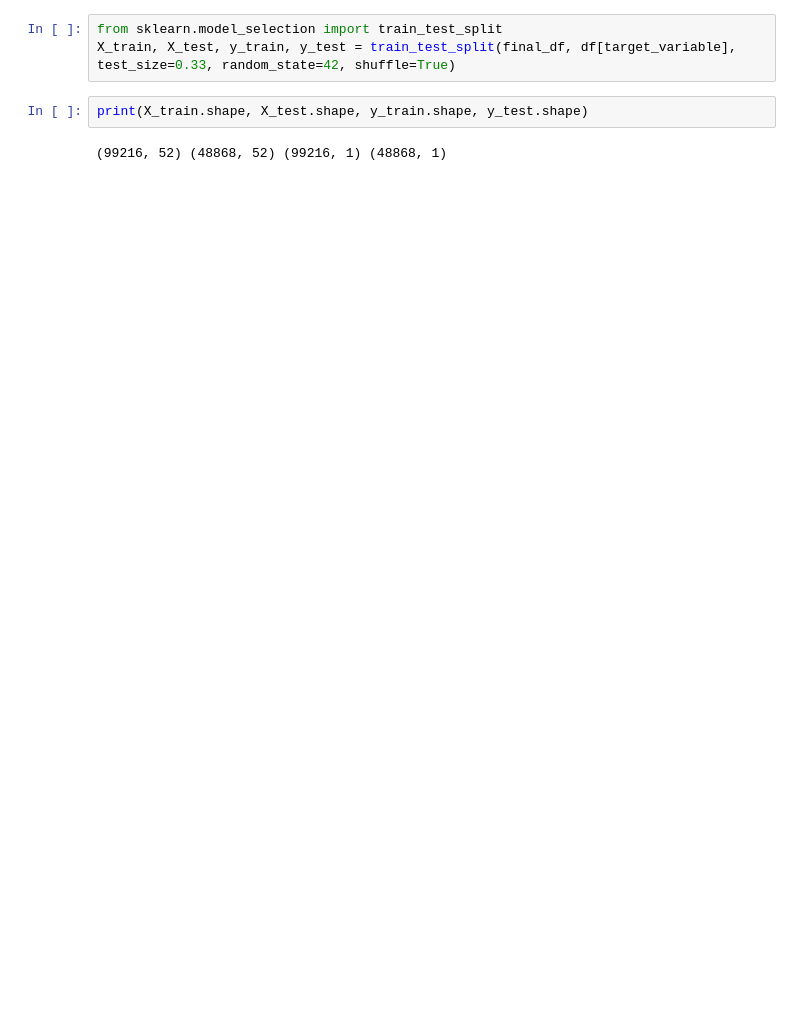
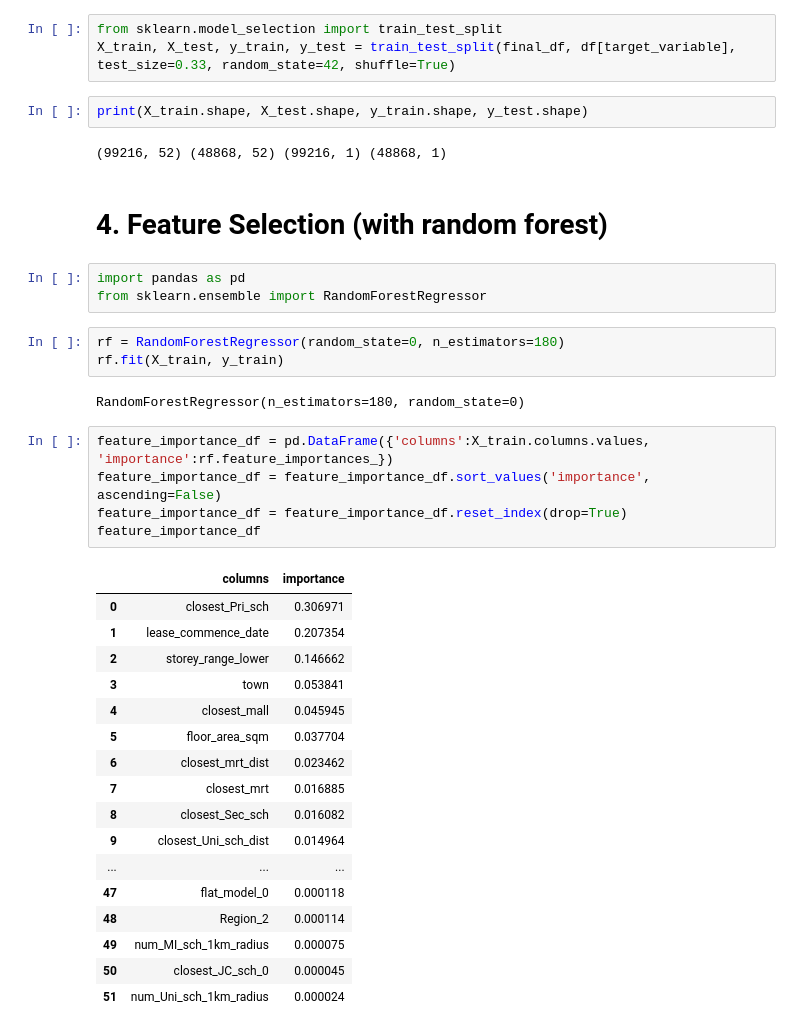
Before and after one commit to alvintanjl/HDB_Resale_Price_Regression, a Jupyter notebook: 3_Machine Learning.ipynb, the cells around one changed output. Cells and saved outputs as stored; diff of their text form; blank space fills up the shorter version.

```diff
--- a/3_Machine Learning.ipynb
+++ b/3_Machine Learning.ipynb
@@ -169,3 +175,36 @@ X_train, X_test, y_train, y_test = train_test_split(final_df, df[target_variable
 print(X_train.shape, X_test.shape, y_train.shape, y_test.shape)
 # %% [output]
 (99216, 52) (48868, 52) (99216, 1) (48868, 1)
+# %% [markdown]
+# 4. Feature Selection (with random forest)
+# %%
+import pandas as pd
+from sklearn.ensemble import RandomForestRegressor
+# %%
+rf = RandomForestRegressor(random_state=0, n_estimators=180)
+rf.fit(X_train, y_train)
+# %% [output]
+RandomForestRegressor(n_estimators=180, random_state=0)
+# %%
+feature_importance_df = pd.DataFrame({'columns':X_train.columns.values, 'importance':rf.feature_importances_})
+feature_importance_df = feature_importance_df.sort_values('importance', ascending=False)
+feature_importance_df = feature_importance_df.reset_index(drop=True)
+feature_importance_df
+# %% [output]
+|  | columns | importance |
+| 0 | closest_Pri_sch | 0.306971 |
+| 1 | lease_commence_date | 0.207354 |
+| 2 | storey_range_lower | 0.146662 |
+| 3 | town | 0.053841 |
+| 4 | closest_mall | 0.045945 |
+| 5 | floor_area_sqm | 0.037704 |
+| 6 | closest_mrt_dist | 0.023462 |
+| 7 | closest_mrt | 0.016885 |
+| 8 | closest_Sec_sch | 0.016082 |
+| 9 | closest_Uni_sch_dist | 0.014964 |
+| ... | ... | ... |
+| 47 | flat_model_0 | 0.000118 |
+| 48 | Region_2 | 0.000114 |
+| 49 | num_MI_sch_1km_radius | 0.000075 |
+| 50 | closest_JC_sch_0 | 0.000045 |
+| 51 | num_Uni_sch_1km_radius | 0.000024 |
```
Also changed, not shown: parts of 36 cells of this notebook, 2 other files.
